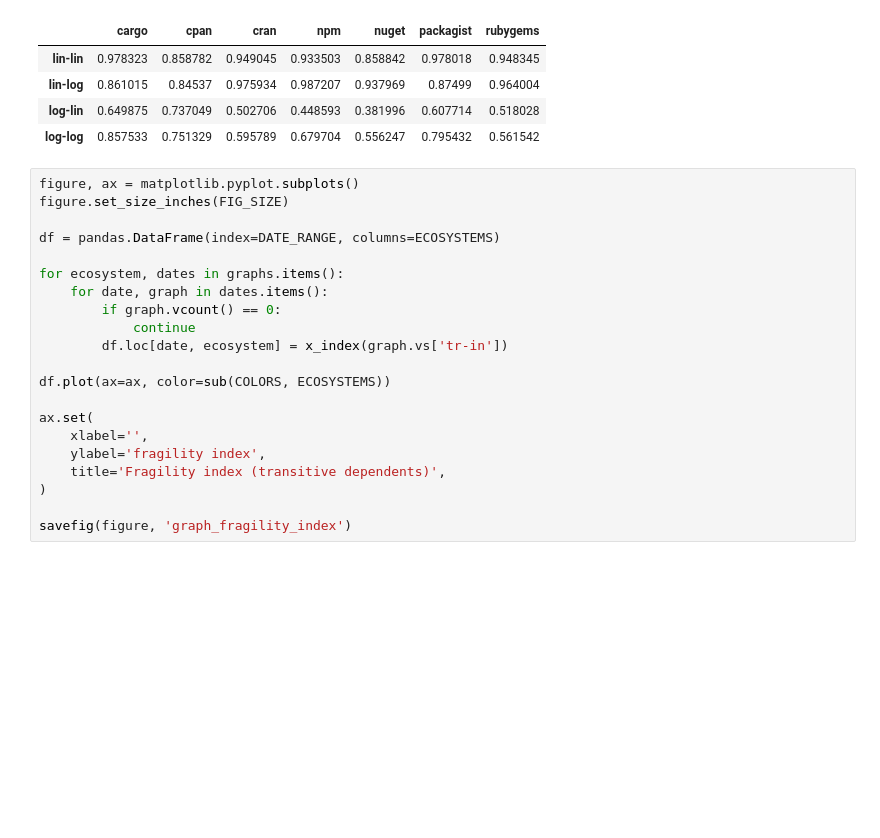
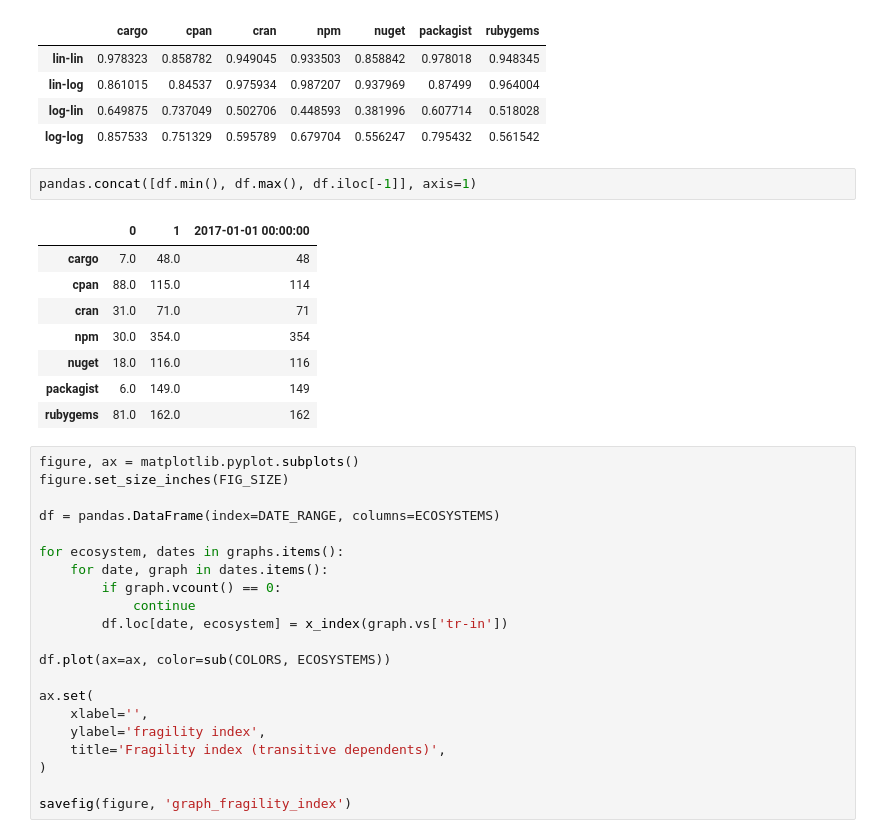
Before and after one commit to AlexandreDecan/ecos-emse, a Jupyter notebook: notebooks/Graphs metrics.ipynb, the cells around one changed output. Saved outputs shown, nothing was run; the diff lists cells and outputs as text; blank space fills up the shorter version.

```diff
--- a/notebooks/Graphs metrics.ipynb
+++ b/notebooks/Graphs metrics.ipynb
@@ -1297,6 +1297,17 @@ evolution_linlog_regressions(df.astype(float))
 | lin-log | 0.861015 | 0.84537 | 0.975934 | 0.987207 | 0.937969 | 0.87499 | 0.964004 |
 | log-lin | 0.649875 | 0.737049 | 0.502706 | 0.448593 | 0.381996 | 0.607714 | 0.518028 |
 | log-log | 0.857533 | 0.751329 | 0.595789 | 0.679704 | 0.556247 | 0.795432 | 0.561542 |
+# %%
+pandas.concat([df.min(), df.max(), df.iloc[-1]], axis=1)
+# %% [output]
+|  | 0 | 1 | 2017-01-01 00:00:00 |
+| cargo | 7.0 | 48.0 | 48 |
+| cpan | 88.0 | 115.0 | 114 |
+| cran | 31.0 | 71.0 | 71 |
+| npm | 30.0 | 354.0 | 354 |
+| nuget | 18.0 | 116.0 | 116 |
+| packagist | 6.0 | 149.0 | 149 |
+| rubygems | 81.0 | 162.0 | 162 |
 # %%
 figure, ax = matplotlib.pyplot.subplots()
 figure.set_size_inches(FIG_SIZE)
```
Also changed, not shown: 1 other file.
